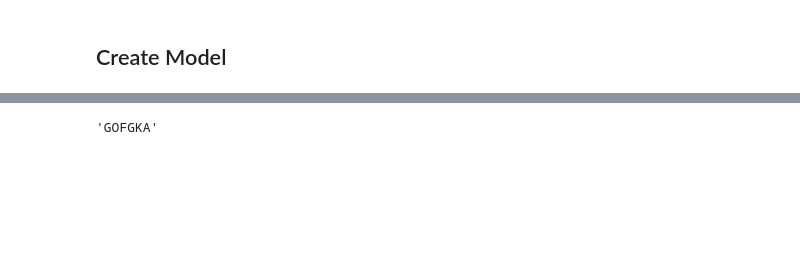
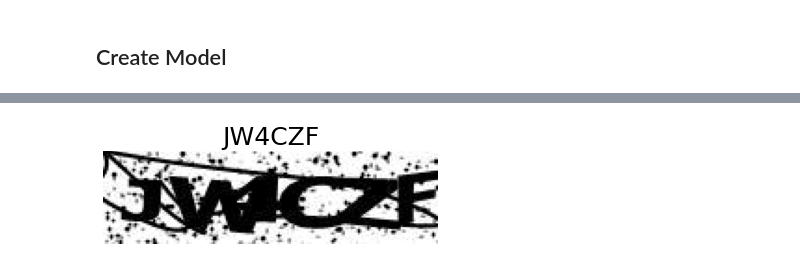
Before and after one commit to luiz-couto/captcha-recognizer, a Jupyter notebook: captcha-recognizer.ipynb, the cells around one changed output, grey strips where cells are left out. Cells and saved outputs as stored; diff of their text form; code cells hidden in the pictures; blank space fills up the shorter version.

```diff
--- a/captcha-recognizer.ipynb
+++ b/captcha-recognizer.ipynb
@@ -221,10 +215,9 @@ plt.show()
 # %%
-#to predict captcha
 def predict(filepath, model):
     img = cv2.imread(filepath, cv2.IMREAD_GRAYSCALE)
 
-    if img is not None: #image foud at file path
-        img = img / 255.0 #Scale image
+    if img is not None:
+        img = img / 255.0
     else:
         print("Not detected");
 
@@ -241,6 +234,13 @@ def predict(filepath, model):
         capt += CHARACTERS[k] #finds the char corresponding to the index
     return capt
 
-print(labels[9005])
-predict("dados/CAPTCHA-10k/teste/009006.jpg", model)
+def show_prediction(img, predicted):
+    img = cv2.imread(img, cv2.IMREAD_GRAYSCALE)
+    plt.title(predicted, fontsize=25)
+    plt.imshow(img, cmap=plt.get_cmap("gray"))
+    plt.axis("off")
+
+print(labels[9000])
+predicted = predict("dados/CAPTCHA-10k/teste/009001.jpg", model)
+show_prediction("dados/CAPTCHA-10k/teste/009001.jpg", predicted)
 # %% [output]
@@ -249 +249 @@ G0FGKA
-'GOFGKA'
+[figure, added]
```
Also changed, not shown: parts of 14 cells of this notebook.
